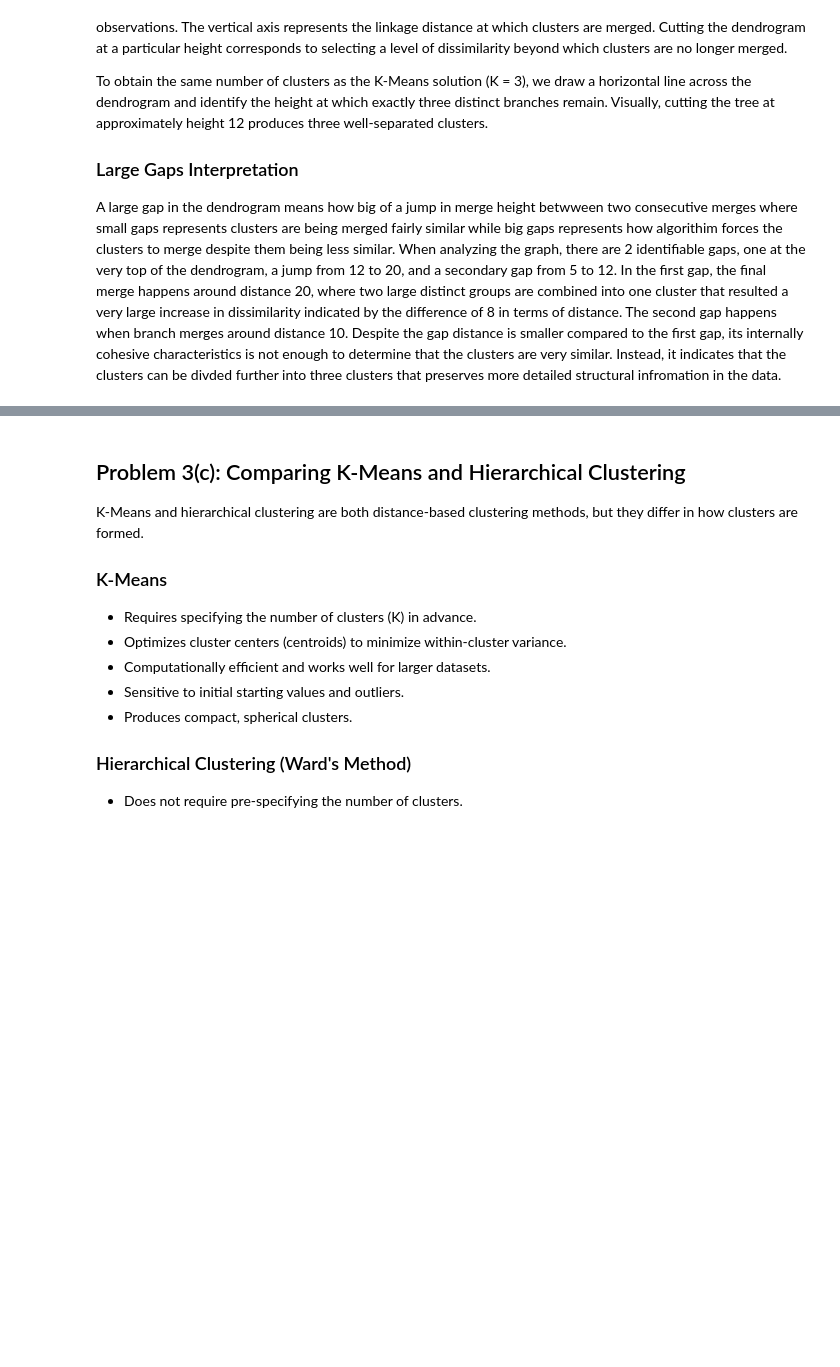
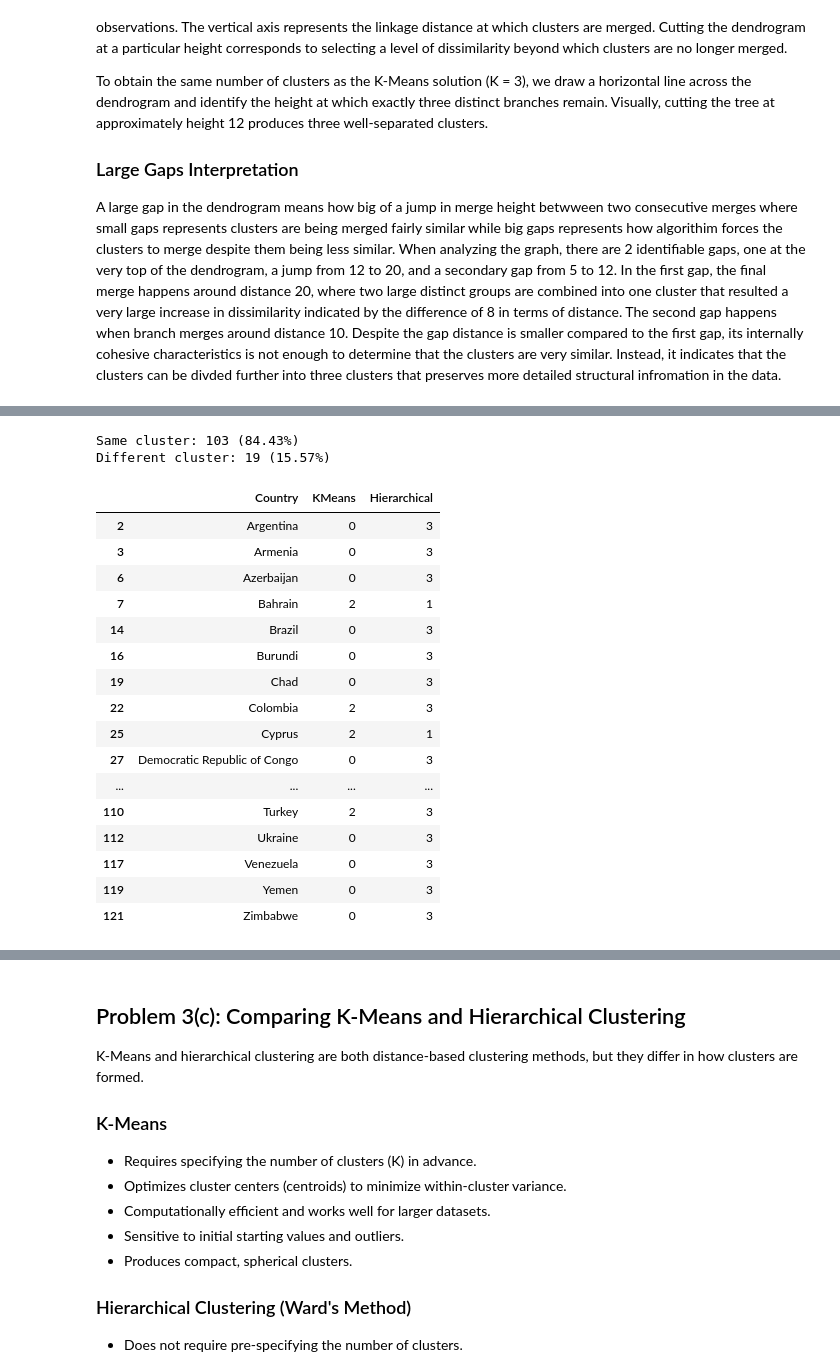
Before and after one commit to Harrycoderds/RSM338-, a Jupyter notebook: week02/Clustering_By_Investment_Risk.ipynb, the cells around one changed output, grey strips where cells are left out. Cells and saved outputs as stored; diff of their text form; code cells hidden in the pictures; blank space fills up the shorter version.

Commit message:
Add week01 files and update clustering notebook

```diff
--- a/week02/Clustering_By_Investment_Risk.ipynb
+++ b/week02/Clustering_By_Investment_Risk.ipynb
@@ -345,8 +344,0 @@ A large gap in the dendrogram means how big of a jump in merge height betwween t
-# %%
-from scipy.cluster.hierarchy import fcluster
-
-# Create 3 clusters from hierarchical clustering
-hier_labels = fcluster(Z, t=3, criterion='maxclust')
-
-# Add hierarchical cluster labels to dataframe
-df['Hier_Cluster'] = hier_labels
@@ -361,0 +345,8 @@ pd.crosstab(df['Cluster'], df['Hier_Cluster'])
+# %%
+from scipy.cluster.hierarchy import fcluster
+
+h_labels = fcluster(Z, 3, criterion='maxclust')
+# %%
+# Store Cluster Labels in Dataframe
+df['KMeans'] = kmeans_final.labels_
+df['Hierarchical'] = h_labels
@@ -362 +362,35 @@ pd.crosstab(df['Cluster'], df['Hier_Cluster'])
+# %%
+# Aligning Cluster Labels
+mapping = {1:1, 2:2, 3:0}
+df['H_matched'] = df['Hierarchical'].map(mapping)
+
+# Commute Aggreement
+same = (df['KMeans'] == df['H_matched']).sum()
+total = len(df)
+different = total - same
+
+print(f"Same cluster: {same} ({same/total:.2%})")
+print(f"Different cluster: {different} ({different/total:.2%})")
+
+df[df['KMeans'] != df['Hierarchical']][['Country','KMeans','Hierarchical']]
+# %% [output]
+Same cluster: 103 (84.43%)
+Different cluster: 19 (15.57%)
+|  | Country | KMeans | Hierarchical |
+| 2 | Argentina | 0 | 3 |
+| 3 | Armenia | 0 | 3 |
+| 6 | Azerbaijan | 0 | 3 |
+| 7 | Bahrain | 2 | 1 |
+| 14 | Brazil | 0 | 3 |
+| 16 | Burundi | 0 | 3 |
+| 19 | Chad | 0 | 3 |
+| 22 | Colombia | 2 | 3 |
+| 25 | Cyprus | 2 | 1 |
+| 27 | Democratic Republic of Congo | 0 | 3 |
+| ... | ... | ... | ... |
+| 110 | Turkey | 2 | 3 |
+| 112 | Ukraine | 0 | 3 |
+| 117 | Venezuela | 0 | 3 |
+| 119 | Yemen | 0 | 3 |
+| 121 | Zimbabwe | 0 | 3 |
 # %% [markdown]
```
Also changed, not shown: parts of 5 cells of this notebook, 12 other files.
